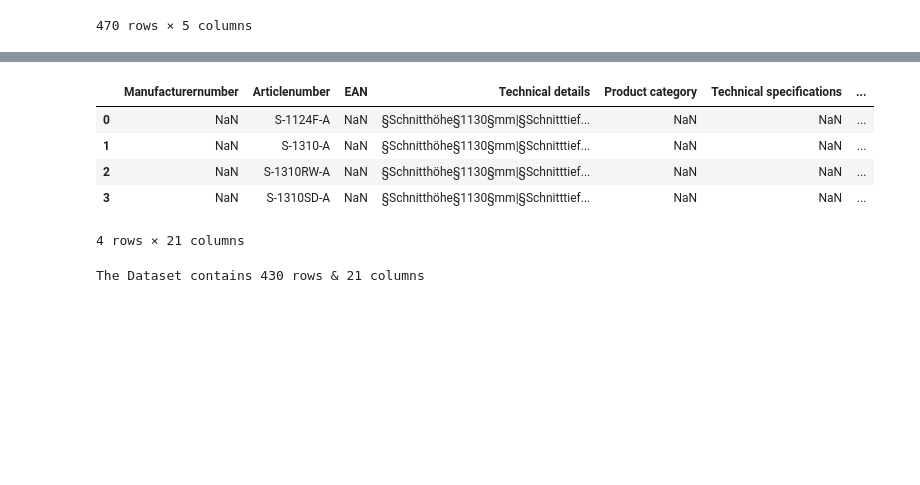
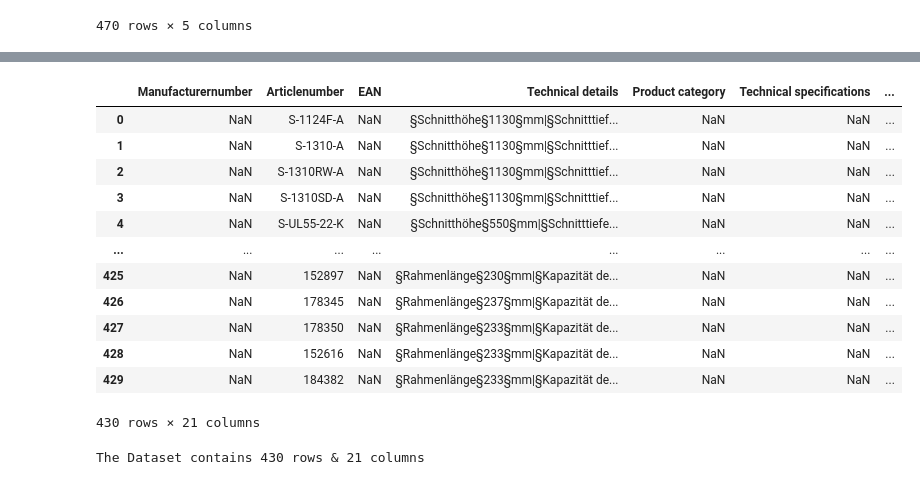
Before and after one commit to warazkhan/Product-Catalog-Data-Processing-and-Analysis, a Jupyter notebook: notebooks/data_pipeline.ipynb, the cells around one changed output, grey strips where cells are left out. Saved outputs shown, nothing was run; the diff lists cells and outputs as text; code cells hidden in the pictures; blank space fills up the shorter version.

```diff
--- a/notebooks/data_pipeline.ipynb
+++ b/notebooks/data_pipeline.ipynb
@@ -250,13 +464,20 @@ cleanProductDescriptionsDf
 # %%
 productPropertiesDf= pd.read_csv(r'../data/product_properties.csv', sep=';')
-productPropertiesDf.head(4)
+productPropertiesDf
 # %% [output]
 |  | Manufacturernumber | Articlenumber | EAN | Technical details | Product category | Technical specifications | ... |
 | 0 | NaN | S-1124F-A | NaN | §Schnitthöhe§1130§mm|§Schnitttief... | NaN | NaN | ... |
 | 1 | NaN | S-1310-A | NaN | §Schnitthöhe§1130§mm|§Schnitttief... | NaN | NaN | ... |
 | 2 | NaN | S-1310RW-A | NaN | §Schnitthöhe§1130§mm|§Schnitttief... | NaN | NaN | ... |
 | 3 | NaN | S-1310SD-A | NaN | §Schnitthöhe§1130§mm|§Schnitttief... | NaN | NaN | ... |
+| 4 | NaN | S-UL55-22-K | NaN | §Schnitthöhe§550§mm|§Schnitttiefe... | NaN | NaN | ... |
+| ... | ... | ... | ... | ... | ... | ... | ... |
+| 425 | NaN | 152897 | NaN | §Rahmenlänge§230§mm|§Kapazität de... | NaN | NaN | ... |
+| 426 | NaN | 178345 | NaN | §Rahmenlänge§237§mm|§Kapazität de... | NaN | NaN | ... |
+| 427 | NaN | 178350 | NaN | §Rahmenlänge§233§mm|§Kapazität de... | NaN | NaN | ... |
+| 428 | NaN | 152616 | NaN | §Rahmenlänge§233§mm|§Kapazität de... | NaN | NaN | ... |
+| 429 | NaN | 184382 | NaN | §Rahmenlänge§233§mm|§Kapazität de... | NaN | NaN | ... |
-4 rows × 21 columns
+430 rows × 21 columns
 # %%
 print('The Dataset contains {} rows & {} columns'.format(productPropertiesDf.shape[0],productPropertiesDf.shape[1]))
 # %% [output]
```
Also changed, not shown: parts of 82 cells of this notebook, 1 other file.
